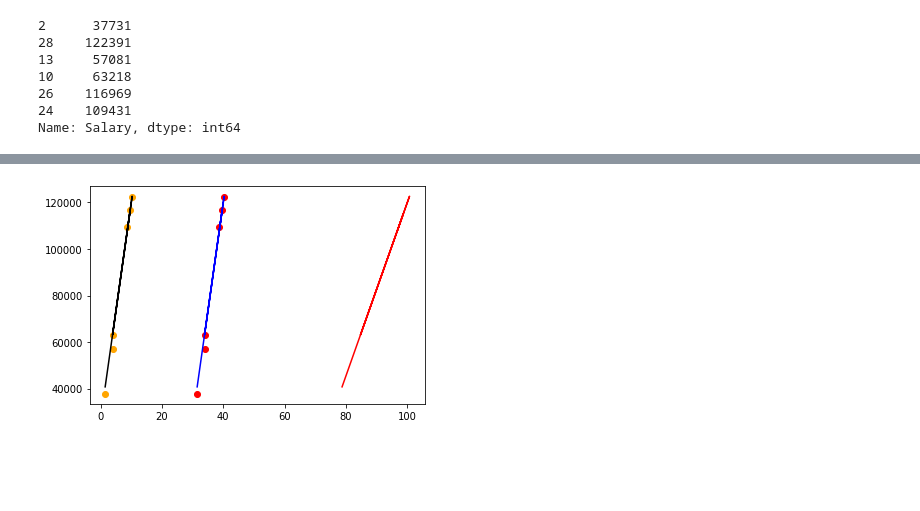
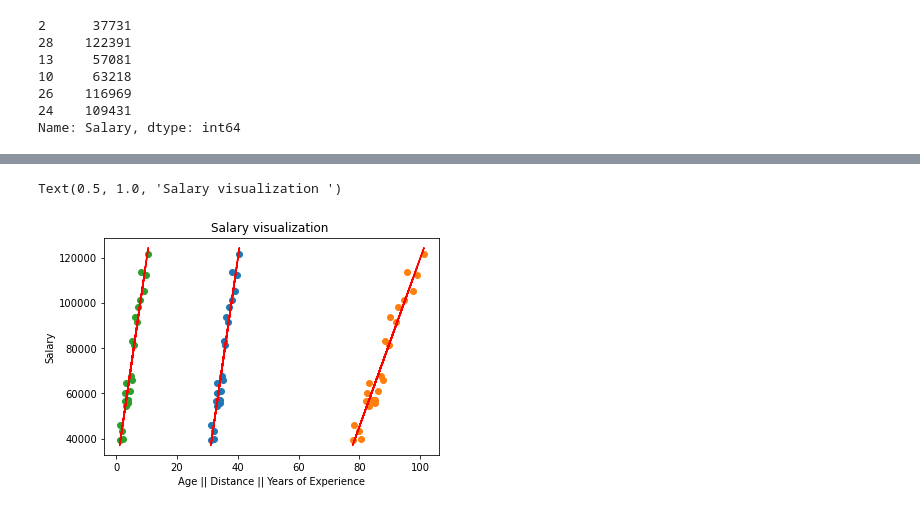
Before and after one commit to sartajbalti/Desi_Machine_Learning, a Jupyter notebook: Multiple_linear_Regre.ipynb, the cells around one changed output, grey strips where cells are left out. Saved outputs shown, nothing was run; the diff lists cells and outputs as text; code cells hidden in the pictures; blank space fills up the shorter version.

```diff
--- a/Multiple_linear_Regre.ipynb
+++ b/Multiple_linear_Regre.ipynb
@@ -58,15 +61,19 @@ model.score(X,y)
-# %%
-plt.scatter(X_test['age'], y_test, color='red')
-plt.plot(X_test['age'],y_predict,'b')
-plt.scatter(X_test['distance'], y_test, color='blue')
-plt.plot(X_test['distance'],y_predict,'r')
-plt.scatter(X_test['YearsExperience'], y_test, color='orange')
-plt.plot(X_test['YearsExperience'],y_predict,'black')
-
-plt.savefig("High resoltion.png",dpi=300)
-plt.show()
-plt.close()
-# %% [output]
-[figure, removed]
+# %%
+a = X_train['age']
+b = X_train['distance']
+c = X_train['YearsExperience']
+# %%
+# Visualization
+import matplotlib.pyplot as plt
+plt.scatter(a,y_train)
+plt.scatter(b,y_train)
+plt.scatter(c,y_train)
+plt.plot(X_train,r,color='red')
+plt.xlabel("Age || Distance || Years of Experience")
+plt.ylabel("Salary")
+plt.title("Salary visualization ")
+# %% [output]
+Text(0.5, 1.0, 'Salary visualization ')
+[figure, added]
 # %%
 plt.scatter(X_test['age'], y_test, color='red')
```
Also changed, not shown: parts of 9 cells of this notebook, 32 other files.
